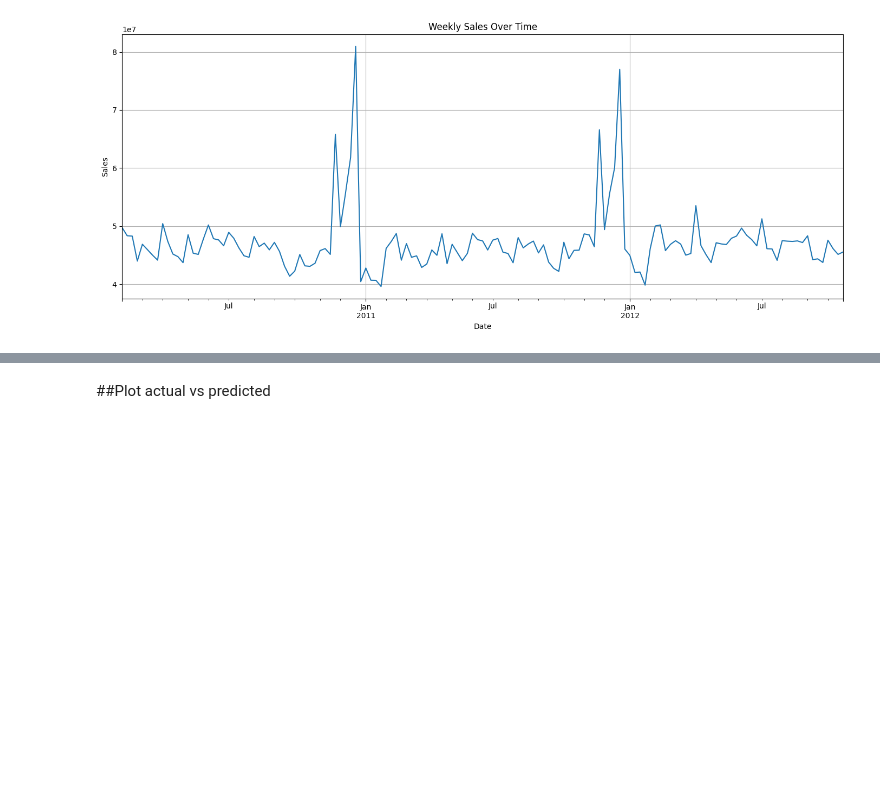
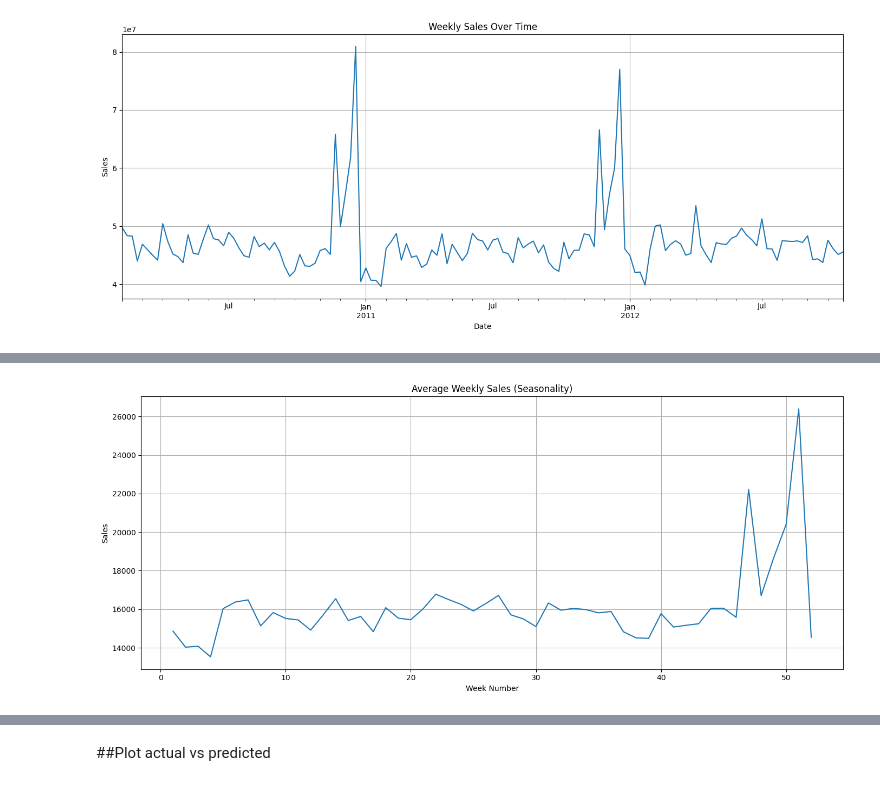
Before and after one commit to Marwa-Chouhdary/Data-Science-Projects, a Jupyter notebook: Sales_Forecasting_for_a_Retail_Chain.ipynb, the cells around one changed output, grey strips where cells are left out. Saved outputs shown, nothing was run; the diff lists cells and outputs as text; code cells hidden in the pictures; blank space fills up the shorter version.

```diff
--- a/Sales_Forecasting_for_a_Retail_Chain.ipynb
+++ b/Sales_Forecasting_for_a_Retail_Chain.ipynb
@@ -186,0 +211,13 @@ plt.show()
+# %%
+# Weekly Seasonality
+plt.figure(figsize=(14, 6))
+weekly_avg = df.groupby("Week")["Weekly_Sales"].mean()
+sns.lineplot(x=weekly_avg.index, y=weekly_avg.values)
+plt.title("Average Weekly Sales (Seasonality)")
+plt.xlabel("Week Number")
+plt.ylabel("Sales")
+plt.grid(True)
+plt.tight_layout()
+plt.show()
+# %% [output]
+[figure, added]
```
Also changed, not shown: parts of 26 cells of this notebook.
